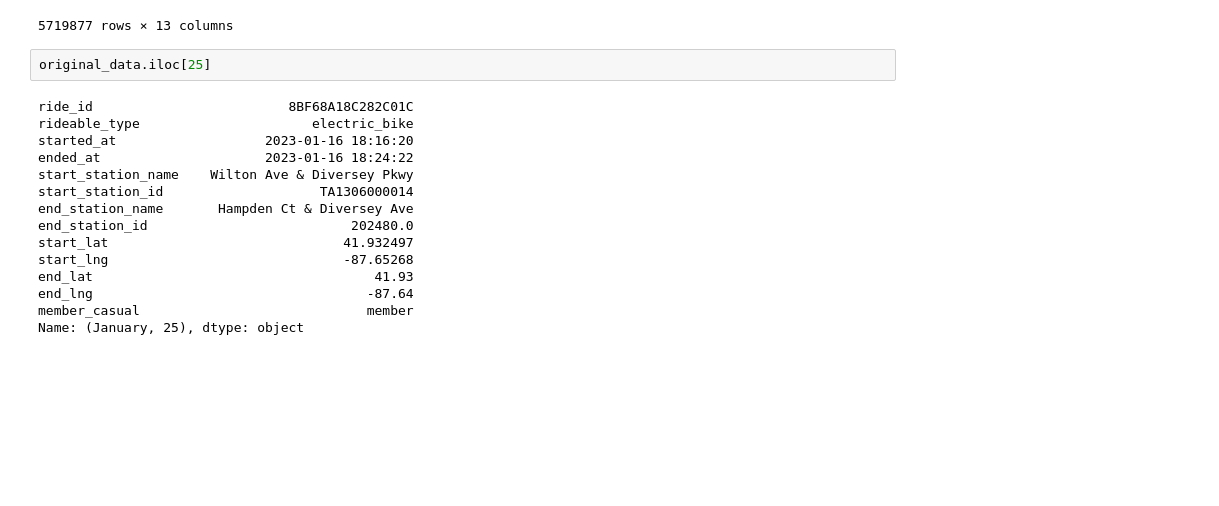
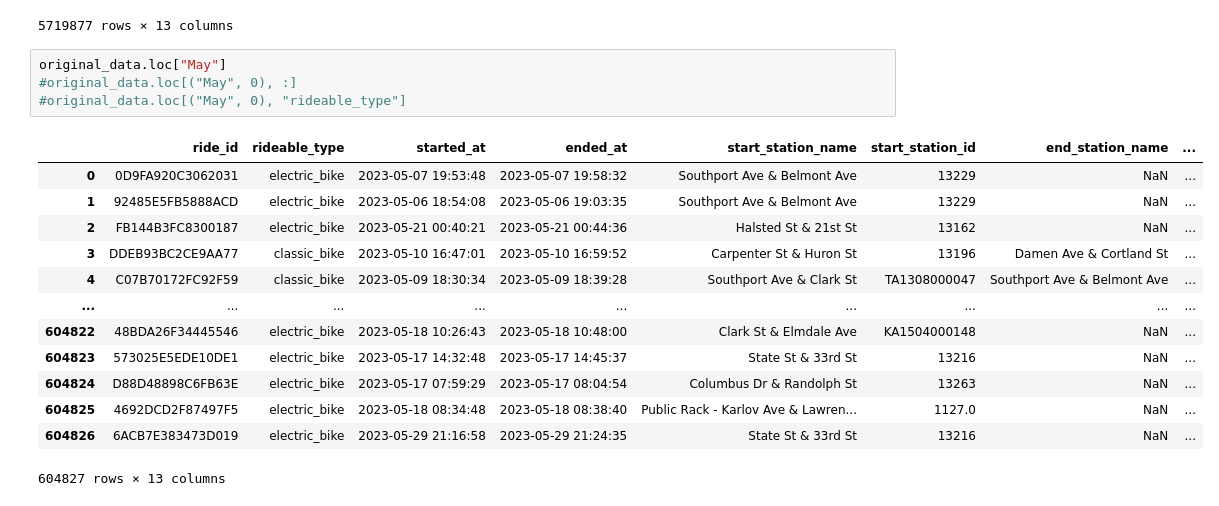
Before and after one commit to SummerKassem/BikeShareCS, a Jupyter notebook: Code/bike_share_analysis.ipynb, the cells around one changed output. Saved outputs shown, nothing was run; the diff lists cells and outputs as text; blank space fills up the shorter version.

```diff
--- a/Code/bike_share_analysis.ipynb
+++ b/Code/bike_share_analysis.ipynb
@@ -51,20 +62,21 @@ original_data
 |  | 224071 | 3829A0D1E00EE970 | electric_bike | 2023-12-02 21:36:07 | 2023-12-02 21:53:45 | Damen Ave & Madison St | 13134 | ... |
 |  | 224072 | A373F5B447AEA508 | classic_bike | 2023-12-11 13:07:46 | 2023-12-11 13:11:24 | 900 W Harrison St | 13028 | ... |
 5719877 rows × 13 columns
-# %%
-original_data.iloc[25]
-# %% [output]
-ride_id                         8BF68A18C282C01C
-rideable_type                      electric_bike
-started_at                   2023-01-16 18:16:20
-ended_at                     2023-01-16 18:24:22
-start_station_name    Wilton Ave & Diversey Pkwy
-start_station_id                    TA1306000014
-end_station_name       Hampden Ct & Diversey Ave
-end_station_id                          202480.0
-start_lat                              41.932497
-start_lng                              -87.65268
-end_lat                                    41.93
-end_lng                                   -87.64
-member_casual                             member
-Name: (January, 25), dtype: object
+# %%
+original_data.loc["May"]
+#original_data.loc[("May", 0), :]
+#original_data.loc[("May", 0), "rideable_type"]
+# %% [output]
+|  | ride_id | rideable_type | started_at | ended_at | start_station_name | start_station_id | end_station_name | ... |
+| 0 | 0D9FA920C3062031 | electric_bike | 2023-05-07 19:53:48 | 2023-05-07 19:58:32 | Southport Ave & Belmont Ave | 13229 | NaN | ... |
+| 1 | 92485E5FB5888ACD | electric_bike | 2023-05-06 18:54:08 | 2023-05-06 19:03:35 | Southport Ave & Belmont Ave | 13229 | NaN | ... |
+| 2 | FB144B3FC8300187 | electric_bike | 2023-05-21 00:40:21 | 2023-05-21 00:44:36 | Halsted St & 21st St | 13162 | NaN | ... |
+| 3 | DDEB93BC2CE9AA77 | classic_bike | 2023-05-10 16:47:01 | 2023-05-10 16:59:52 | Carpenter St & Huron St | 13196 | Damen Ave & Cortland St | ... |
+| 4 | C07B70172FC92F59 | classic_bike | 2023-05-09 18:30:34 | 2023-05-09 18:39:28 | Southport Ave & Clark St | TA1308000047 | Southport Ave & Belmont Ave | ... |
+| ... | ... | ... | ... | ... | ... | ... | ... | ... |
+| 604822 | 48BDA26F34445546 | electric_bike | 2023-05-18 10:26:43 | 2023-05-18 10:48:00 | Clark St & Elmdale Ave | KA1504000148 | NaN | ... |
+| 604823 | 573025E5EDE10DE1 | electric_bike | 2023-05-17 14:32:48 | 2023-05-17 14:45:37 | State St & 33rd St | 13216 | NaN | ... |
+| 604824 | D88D48898C6FB63E | electric_bike | 2023-05-17 07:59:29 | 2023-05-17 08:04:54 | Columbus Dr & Randolph St | 13263 | NaN | ... |
+| 604825 | 4692DCD2F87497F5 | electric_bike | 2023-05-18 08:34:48 | 2023-05-18 08:38:40 | Public Rack - Karlov Ave & Lawren... | 1127.0 | NaN | ... |
+| 604826 | 6ACB7E383473D019 | electric_bike | 2023-05-29 21:16:58 | 2023-05-29 21:24:35 | State St & 33rd St | 13216 | NaN | ... |
+604827 rows × 13 columns
```
Also changed, not shown: parts of 32 cells of this notebook, 15 other files.
